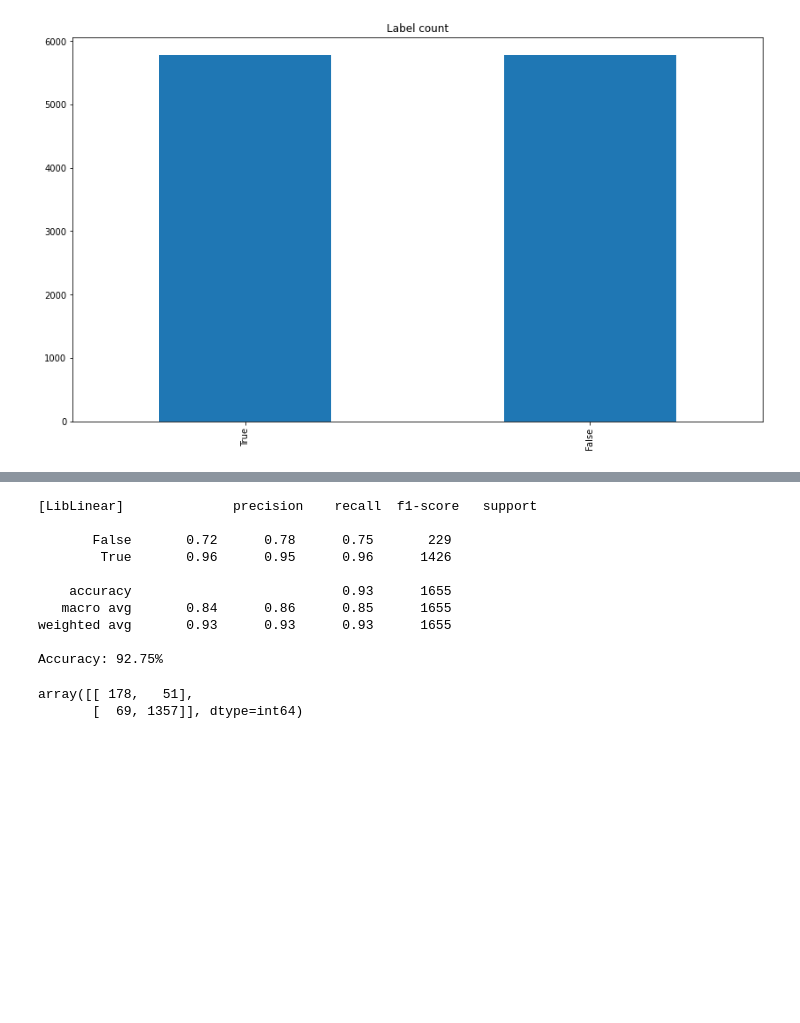
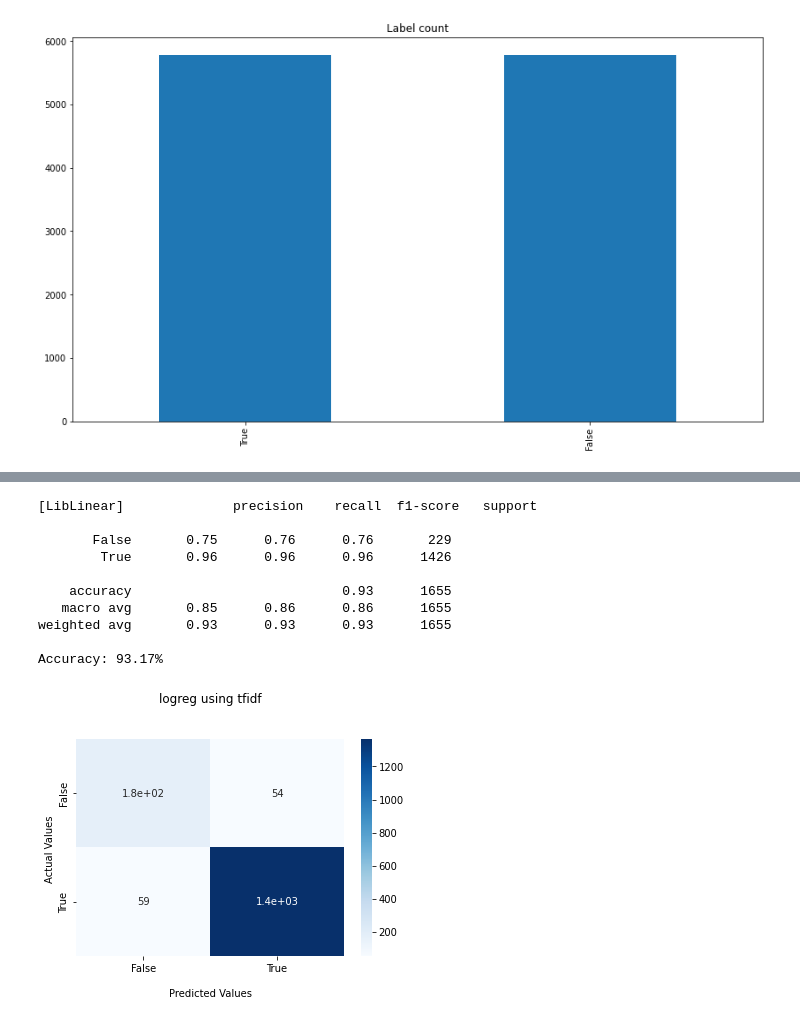
Before and after one commit to digaji/pembasmi-hoaks, a Jupyter notebook: logreg_tfidf.ipynb, the cells around one changed output, grey strips where cells are left out. Saved outputs shown, nothing was run; the diff lists cells and outputs as text; code cells hidden in the pictures; blank space fills up the shorter version.

```diff
--- a/logreg_tfidf.ipynb
+++ b/logreg_tfidf.ipynb
@@ -96,22 +138,37 @@ ax = oversample_df['label'].value_counts().plot(kind='bar',
 # %%
-scikit_log_reg = LogisticRegression(verbose=1, solver='liblinear',random_state=0, C=3, penalty='l2',max_iter=1000)
+scikit_log_reg = LogisticRegression(verbose=1, solver='liblinear',random_state=0, C=10, penalty='l2',max_iter=1000)
 scikit_log_reg.fit(X_oversample,y_oversample)
 y_pred = scikit_log_reg.predict(tfidf_test)# Use accuracy_score function to get the accuracy
 score=accuracy_score(y_test,y_pred)
 print(classification_report(y_test, y_pred))
 print(f'Accuracy: {round(score*100,2)}%')
 #DataFlair - Build confusion matrix
-confusion_matrix(y_test,y_pred)
+cf_matrix = confusion_matrix(y_test,y_pred)
 # %% [output]
 [LibLinear]              precision    recall  f1-score   support
 
-       False       0.72      0.78      0.75       229
-        True       0.96      0.95      0.96      1426
+       False       0.75      0.76      0.76       229
+        True       0.96      0.96      0.96      1426
 
     accuracy                           0.93      1655
-   macro avg       0.84      0.86      0.85      1655
+   macro avg       0.85      0.86      0.86      1655
 weighted avg       0.93      0.93      0.93      1655
 
-Accuracy: 92.75%
+Accuracy: 93.17%
-array([[ 178,   51],
-       [  69, 1357]], dtype=int64)
+# %%
+import seaborn as sns
+
+ax = sns.heatmap(cf_matrix, annot=True, cmap='Blues')
+
+ax.set_title('logreg using tfidf\n\n');
+ax.set_xlabel('\nPredicted Values')
+ax.set_ylabel('Actual Values ');
+
+## Ticket labels - List must be in alphabetical order
+ax.xaxis.set_ticklabels(['False','True'])
+ax.yaxis.set_ticklabels(['False','True'])
+
+## Display the visualization of the Confusion Matrix.
+plt.show()
+# %% [output]
+[figure, added]
```
Also changed, not shown: parts of 2 cells of this notebook, 12 other files.
